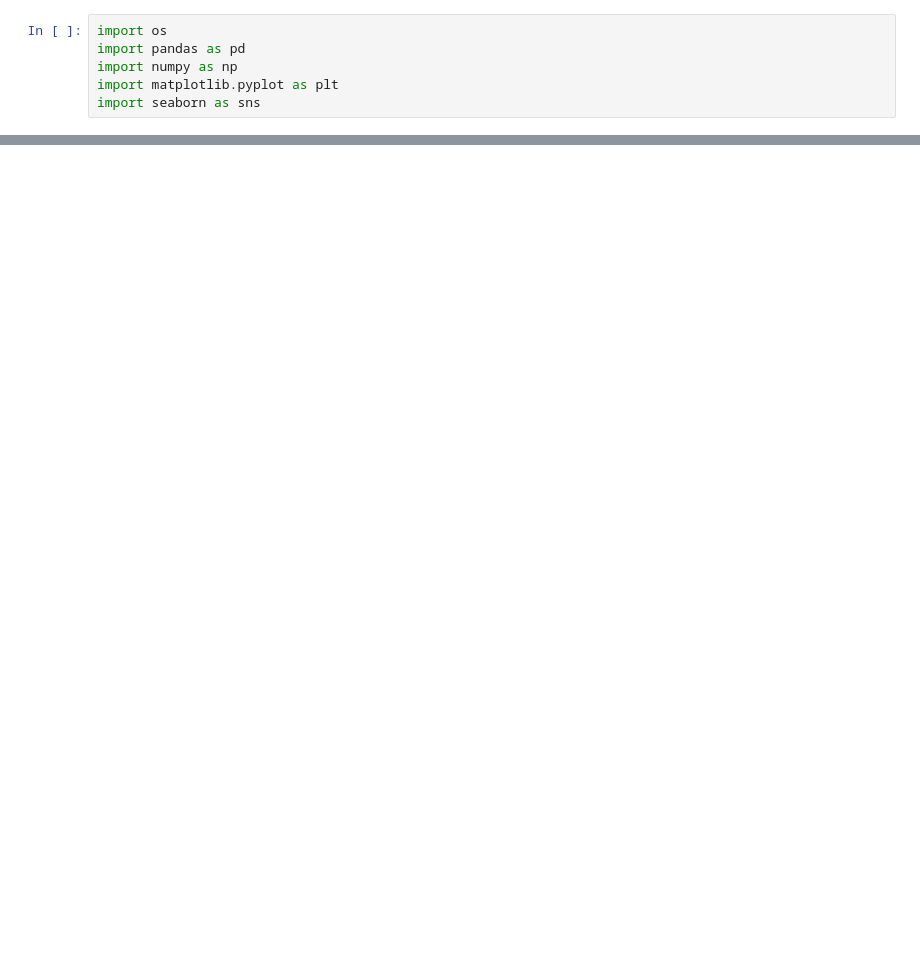
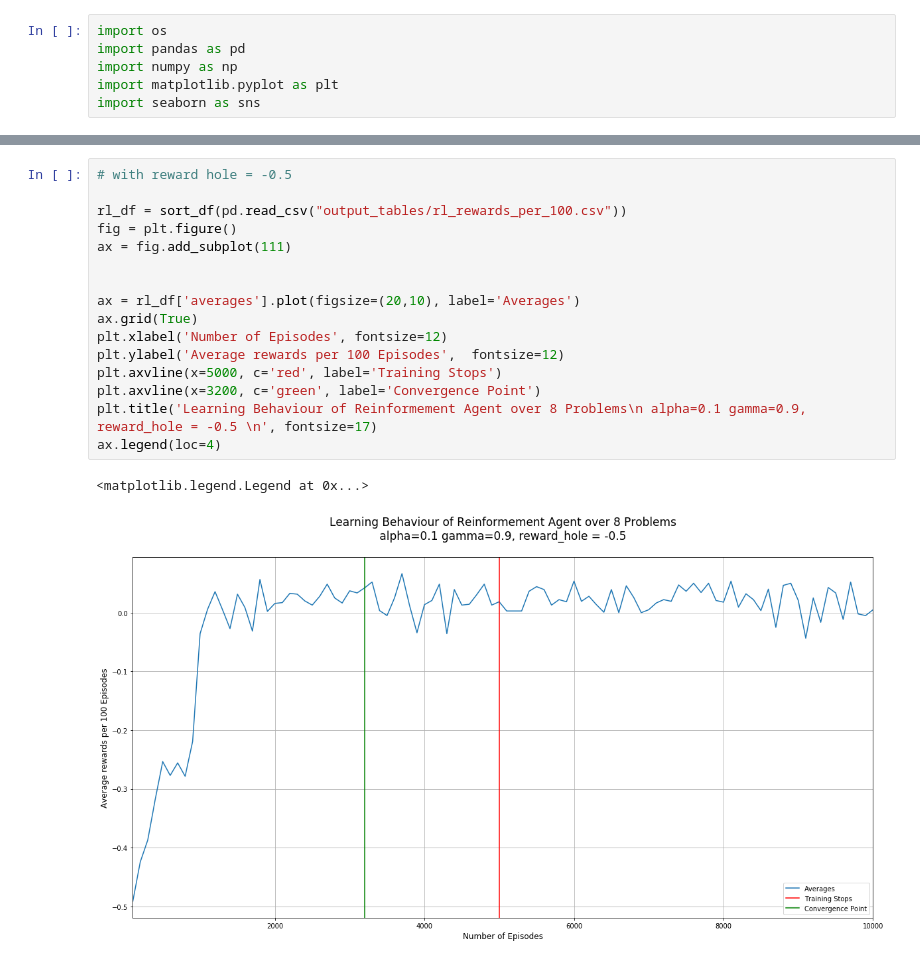
Before and after one commit to heatherlogan/Frozen-Lake, a Jupyter notebook: temp_analysis.ipynb, the cells around one changed output, grey strips where cells are left out. Cells and saved outputs as stored; diff of their text form; blank space fills up the shorter version.

```diff
--- a/temp_analysis.ipynb
+++ b/temp_analysis.ipynb
@@ -38,0 +69,19 @@ df.plot(x='episodes', y='avg rewards', ax=ax)
+# %%
+# with reward hole = -0.5
+
+rl_df = sort_df(pd.read_csv("output_tables/rl_rewards_per_100.csv"))
+fig = plt.figure()
+ax = fig.add_subplot(111)
+
+
+ax = rl_df['averages'].plot(figsize=(20,10), label='Averages')
+ax.grid(True)
+plt.xlabel('Number of Episodes', fontsize=12)
+plt.ylabel('Average rewards per 100 Episodes',  fontsize=12)
+plt.axvline(x=5000, c='red', label='Training Stops')
+plt.axvline(x=3200, c='green', label='Convergence Point')
+plt.title('Learning Behaviour of Reinformement Agent over 8 Problems\n alpha=0.1 gamma=0.9, reward_hole = -0.5 \n', fontsize=17)
+ax.legend(loc=4)
+# %% [output]
+<matplotlib.legend.Legend at 0x...>
+[figure, added]
```
Also changed, not shown: parts of 34 cells of this notebook, 36 other files.
